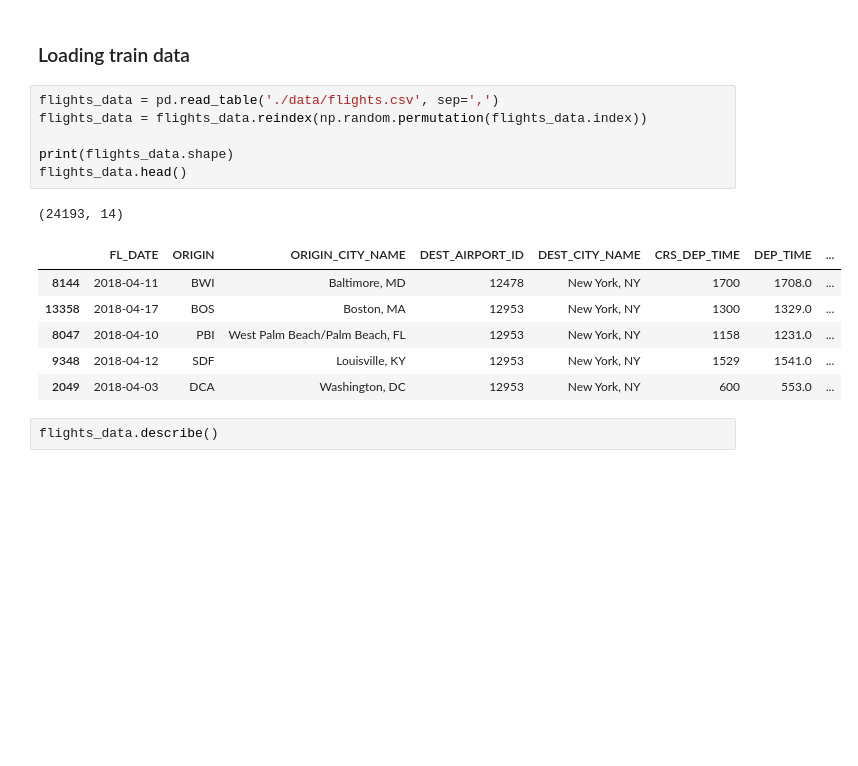
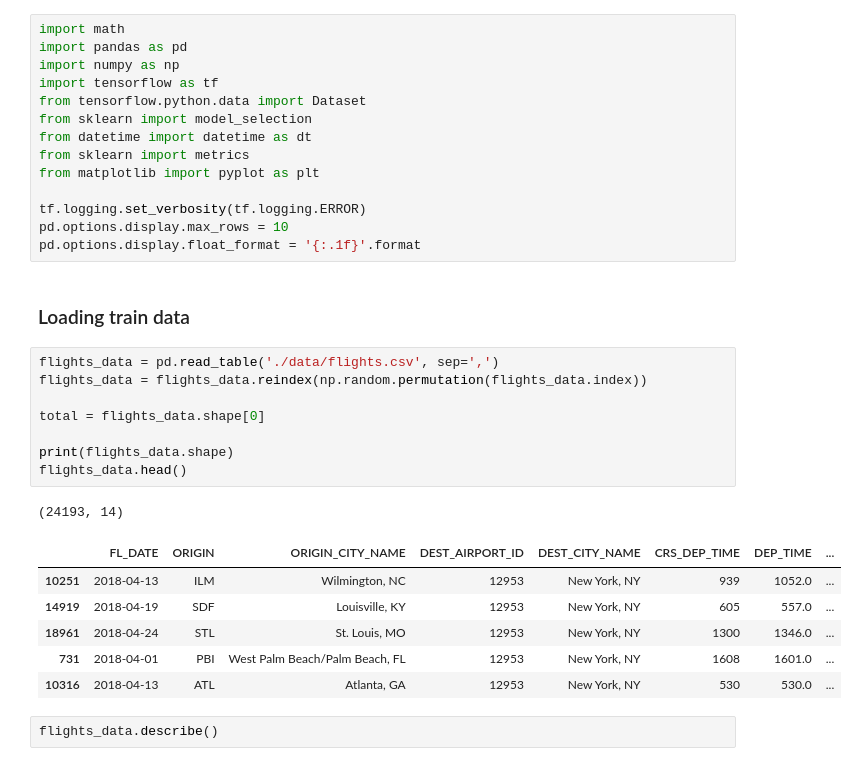
Before and after one commit to gafrom/flights, a Jupyter notebook: assignment.ipynb, the cells around one changed output. Saved outputs shown, nothing was run; the diff lists cells and outputs as text; blank space fills up the shorter version.

```diff
--- a/assignment.ipynb
+++ b/assignment.ipynb
@@ -11,19 +7,35 @@ import tensorflow as tf
+# %%
+import math
+import pandas as pd
+import numpy as np
+import tensorflow as tf
+from tensorflow.python.data import Dataset
+from sklearn import model_selection
+from datetime import datetime as dt
+from sklearn import metrics
+from matplotlib import pyplot as plt
+
+tf.logging.set_verbosity(tf.logging.ERROR)
+pd.options.display.max_rows = 10
+pd.options.display.float_format = '{:.1f}'.format
 # %% [markdown]
 ### Loading train data
 # %%
 flights_data = pd.read_table('./data/flights.csv', sep=',')
 flights_data = flights_data.reindex(np.random.permutation(flights_data.index))
 
+total = flights_data.shape[0]
+
 print(flights_data.shape)
 flights_data.head()
 # %% [output]
 (24193, 14)
 |  | FL_DATE | ORIGIN | ORIGIN_CITY_NAME | DEST_AIRPORT_ID | DEST_CITY_NAME | CRS_DEP_TIME | DEP_TIME | ... |
-| 8144 | 2018-04-11 | BWI | Baltimore, MD | 12478 | New York, NY | 1700 | 1708.0 | ... |
-| 13358 | 2018-04-17 | BOS | Boston, MA | 12953 | New York, NY | 1300 | 1329.0 | ... |
-| 8047 | 2018-04-10 | PBI | West Palm Beach/Palm Beach, FL | 12953 | New York, NY | 1158 | 1231.0 | ... |
-| 9348 | 2018-04-12 | SDF | Louisville, KY | 12953 | New York, NY | 1529 | 1541.0 | ... |
-| 2049 | 2018-04-03 | DCA | Washington, DC | 12953 | New York, NY | 600 | 553.0 | ... |
+| 10251 | 2018-04-13 | ILM | Wilmington, NC | 12953 | New York, NY | 939 | 1052.0 | ... |
+| 14919 | 2018-04-19 | SDF | Louisville, KY | 12953 | New York, NY | 605 | 557.0 | ... |
+| 18961 | 2018-04-24 | STL | St. Louis, MO | 12953 | New York, NY | 1300 | 1346.0 | ... |
+| 731 | 2018-04-01 | PBI | West Palm Beach/Palm Beach, FL | 12953 | New York, NY | 1608 | 1601.0 | ... |
+| 10316 | 2018-04-13 | ATL | Atlanta, GA | 12953 | New York, NY | 530 | 530.0 | ... |
 # %%
 flights_data.describe()
 # %% [output]
```
Also changed, not shown: parts of 22 cells of this notebook.
